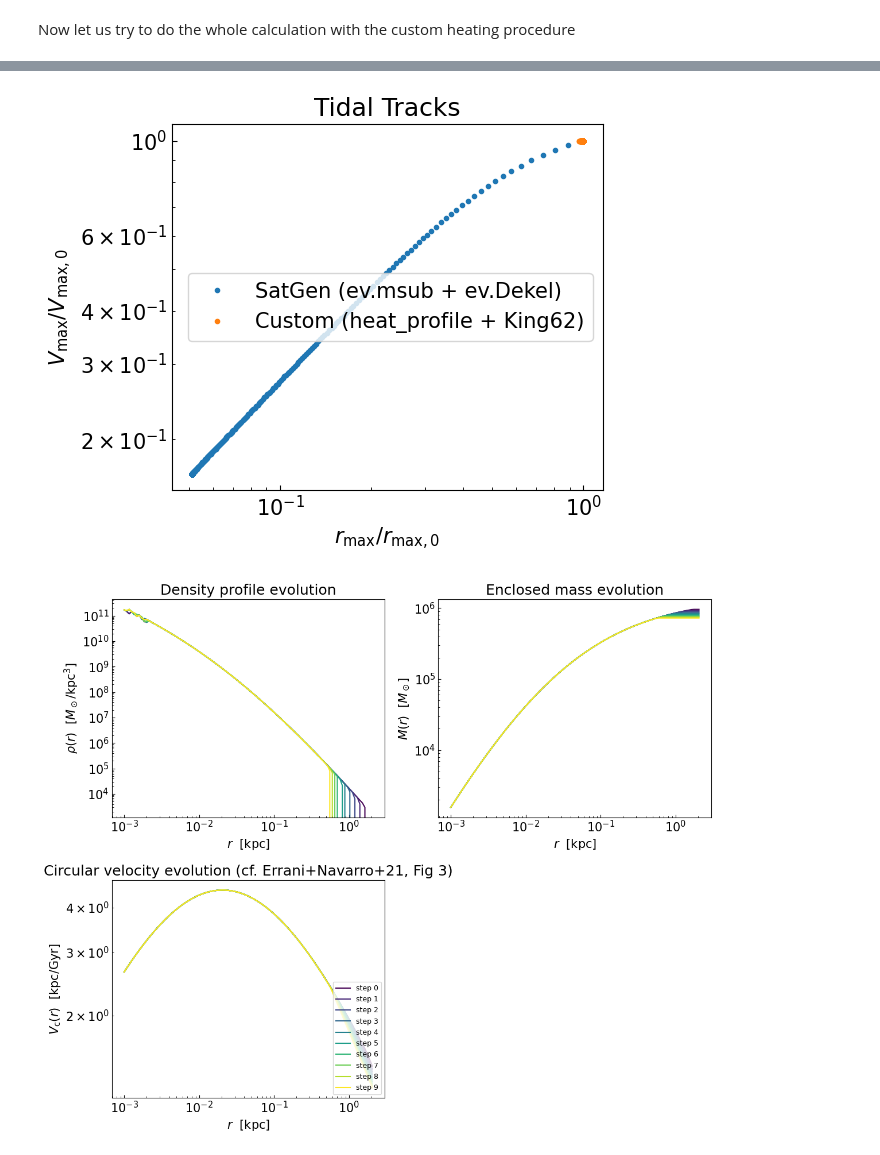
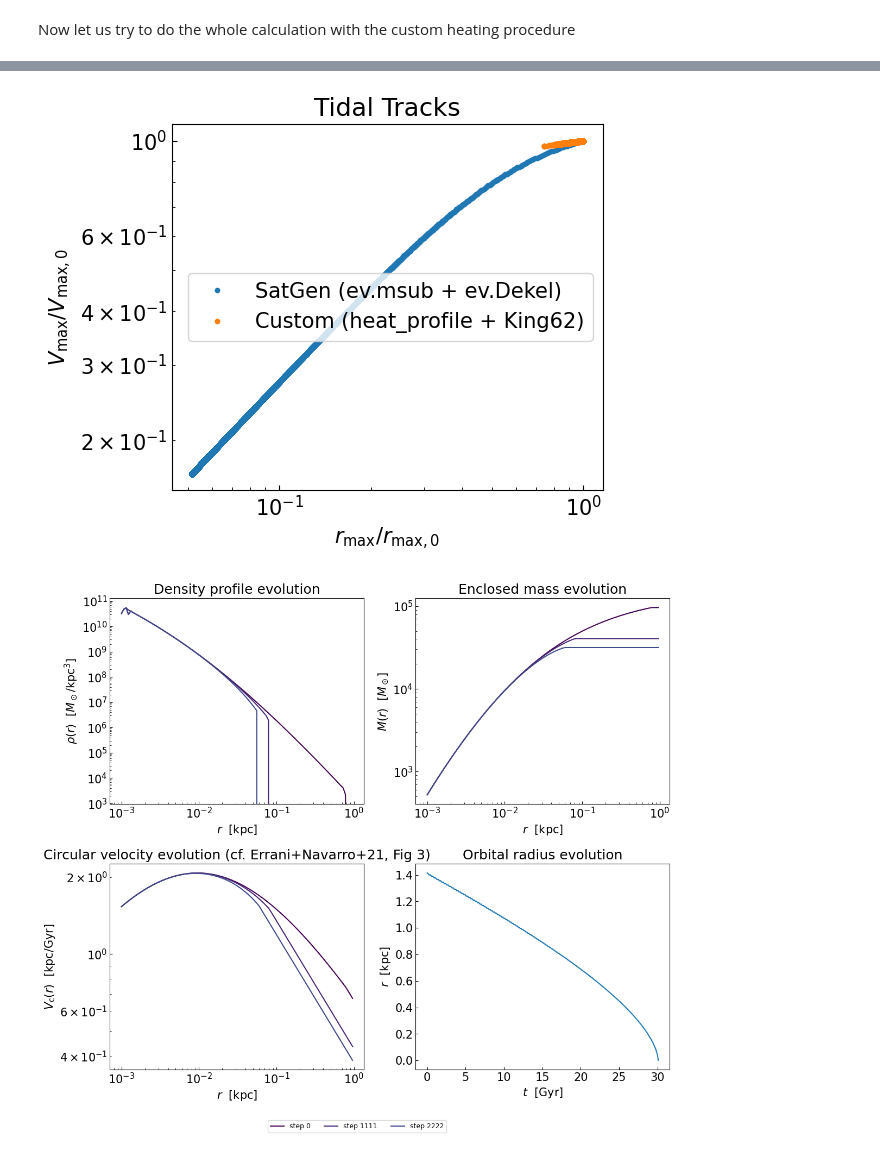
Before and after one commit to fabiokung/SatGen, a Jupyter notebook: stripping.ipynb, the cells around one changed output, grey strips where cells are left out. Cells and saved outputs as stored; diff of their text form; code cells hidden in the pictures.

Commit message:
add orbital radius evolution plots

```diff
--- a/stripping.ipynb
+++ b/stripping.ipynb
@@ -51,7 +52,7 @@ from mpl_toolkits.mplot3d import Axes3D
 
 We initialize the mass resolution, the host profile and the subhalo (including its initial phase space). The subhalo has a Dekel profile (which is the standard in SatGen)
 # %%
-cfg.Mres = 1e3
+cfg.Mres = 1e1
 
 #---host properties <<< use the same as used in test_profiles.py
 Mv = 10.**9. # halo virial mass [Msun]
@@ -59,13 +60,15 @@ cNFW = 11.68 # NFW concentration
 #
 hNFW = NFW(Mv,cNFW)
 potential = hNFW
+print(f"Host halo virial radius rh = {hNFW.rh:.2f} kpc, scale radius rs = {hNFW.rs:.2f} kpc")
 
-#---satellite properties <<< play with
-mv0 = 10.**6.#0.1 * Mv # satellite virial mass at infall [Msun]
+#---satellite properties
+mv0 = 10.**5.#0.1 * Mv # satellite virial mass at infall [Msun]
 cDekel0 = 100. # initial concentration of satellite
 aDekel0 = 1.0 + cfg.eps
 #
 s = Dekel(mv0,cDekel0,aDekel0)
+print(f"Satellite virial radius rh = {s.rh:.2f} kpc, scale radius rs = {s.rs:.2f} kpc")
 
 #---numeric profile of satellite
 rval = np.logspace(-3,np.log10(s.rh),100)
@@ -74,18 +77,23 @@ numProfile = NumericProfile(rval, Mval)
 
 #---initial orbit
 R0 = 1
-#R0 = 0.8*hNFW.rh
+z0 = 1
+# R0 = 0.8*hNFW.rh
+# z0 = 0.6*hNFW.rh
 phi0 = 0.
-#z0 = 0.6*hNFW.rh
-z0 =1
 VR0 = 0.
 Vphi0 = Vcirc(potential,np.sqrt(R0**2+z0**2),0.)
 Vz0 = 0.
 #
 xv0 = np.array([R0,phi0,z0,VR0,Vphi0,Vz0])
-print(f"Initial phase space vector xv0 = {xv0}")
+print(f"Initial phase space vector xv0:")
+print(f"  R={xv0[0]:.4f} kpc,  phi={xv0[1]:.4f} rad,  z={xv0[2]:.4f} kpc")
+print(f"  VR={xv0[3]:.4f} kpc/Gyr,  Vphi={xv0[4]:.4f} kpc/Gyr,  Vz={xv0[5]:.4f} kpc/Gyr")
 
 #---stripping parameterization
 epsh = 3
 gamma = 2.5
+
+Nstep = 10000 # number of timesteps
+tmax = 100. # [Gyr]
 # %% [output]
@@ -93,7 +105,5 @@ Initial phase space vector xv0 = [ 1.          0.          1.          0.
 # %%
 #---for evolution and bookkeeping
-Nstep = 200 # number of timesteps
-tmax = 10. # [Gyr]
 timesteps = np.linspace(0.,tmax,Nstep+1)[1::] #[Gyr]
 print('>>> initializing ... ')
 o = orbit(xv0)
@@ -394,37 +370,46 @@ plt.ylabel(r'$V_{\rm max}/V_{\rm max,0}$')
 plt.title('Tidal Tracks')
 plt.legend()
 plt.tight_layout()
 plt.show()
 
 #---evolution of the recorded profile samples (custom procedure)
 fig, axes = plt.subplots(2, 2, figsize=(12,10))
 nTracks = rho_trackN.shape[0]
 cmap = plt.get_cmap('viridis')
 
 for i in range(nTracks):
     if np.all(M_trackN[i] == 0):
         continue
     c = cmap(i / max(nTracks - 1, 1))
     Vc = np.sqrt(cfg.G * M_trackN[i] / r_grid)
-    axes[0,0].plot(r_grid, rho_trackN[i], color=c, label=f'step {i}')
-    axes[0,1].plot(r_grid, M_trackN[i],   color=c, label=f'step {i}')
-    axes[1,0].plot(r_grid, Vc,            color=c, label=f'step {i}')
+    label = f'step {track_steps[i]}'
+    axes[0,0].plot(r_grid, rho_trackN[i], color=c, label=label)
+    axes[0,1].plot(r_grid, M_trackN[i],   color=c, label=label)
+    axes[1,0].plot(r_grid, Vc,            color=c, label=label)
 
 for ax, ylab in zip([axes[0,0], axes[0,1], axes[1,0]],
                     [r'$\rho(r)$  [$M_\odot/{\rm kpc}^3$]',
                      r'$M(r)$  [$M_\odot$]',
                      r'$V_{\rm c}(r)$  [kpc/Gyr]']):
     ax.set_xscale('log')
     ax.set_yscale('log')
     ax.set_xlabel(r'$r$  [kpc]')
     ax.set_ylabel(ylab)
 axes[0,0].set_title('Density profile evolution')
 axes[0,1].set_title('Enclosed mass evolution')
 axes[1,0].set_title(r'Circular velocity evolution (cf. Errani+Navarro+21, Fig 3)')
-axes[1,0].legend(fontsize=9, loc='lower right')
-axes[1,1].axis('off')
+
+#---orbital radius evolution
+axes[1,1].plot(timesteps[maskN], radiusN[maskN])
+axes[1,1].set_xlabel(r'$t$  [Gyr]')
+axes[1,1].set_ylabel(r'$r$  [kpc]')
+axes[1,1].set_title('Orbital radius evolution')
+
+handles, labels = axes[0,0].get_legend_handles_labels()
+fig.legend(handles, labels, fontsize=9, loc='lower center',
+           bbox_to_anchor=(0.5, -0.04), ncol=5)
 plt.tight_layout()
 plt.show()
 # %% [output]
-[figure, old version]
+[figure, new version]
-[figure, old version]
+[figure, new version]
```
Also changed, not shown: parts of 12 cells of this notebook.
